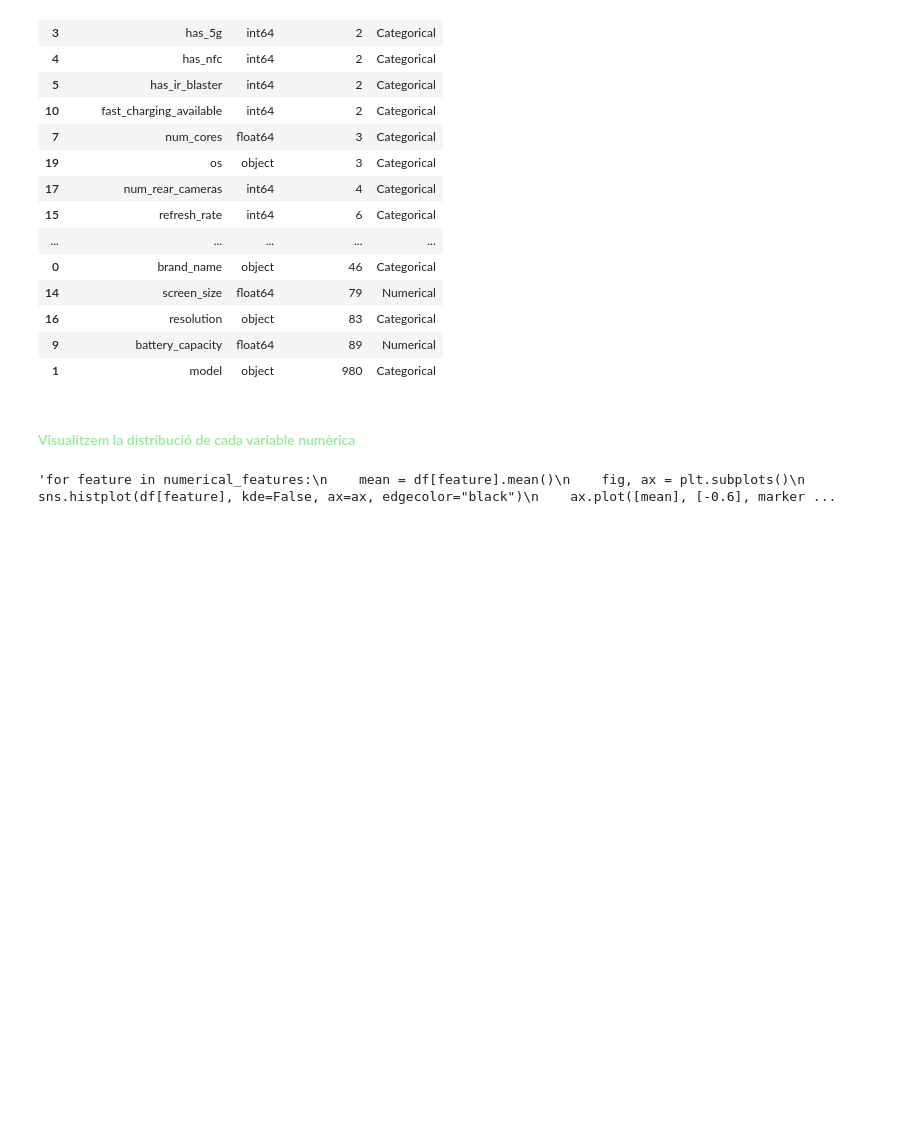
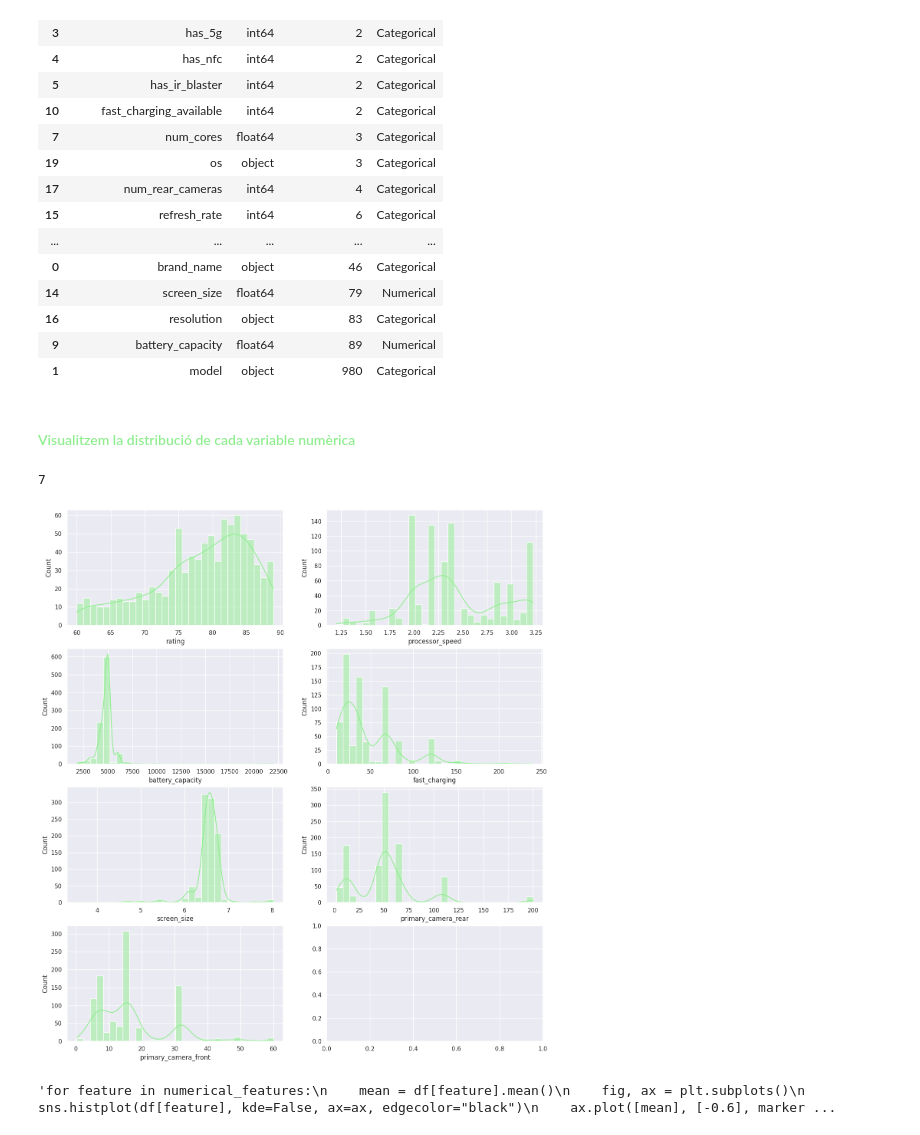
Before and after one commit to paupratAI/Multilayer_Perceptron, a Jupyter notebook: main.ipynb, the cells around one changed output. Cells and saved outputs as stored; diff of their text form; code cells hidden in the pictures; blank space fills up the shorter version.

Commit message:
histogrames i countplots

```diff
--- a/main.ipynb
+++ b/main.ipynb
@@ -152,6 +152,21 @@ categorical_features.remove('model')
 df.drop('model', axis=1, inplace=True)
 # %% [markdown]
 #### <span style="color:lightgreen"> Visualitzem la distribució de cada variable numèrica</span>
+# %%
+len(numerical_features)
+# %% [output]
+7
+# %%
+fig, axes = plt.subplots(4, 2, figsize = (16, 18))
+axes = axes.flatten()
+
+for i, ax in enumerate(axes):
+    if i == 7:
+        break
+    else:
+        sns.histplot(df[numerical_features[i]], bins = 30, color = 'lightgreen', edgecolor = 'white', kde = True, ax = ax)
+# %% [output]
+[figure, added]
 # %%
 '''for feature in numerical_features:
     mean = df[feature].mean()
```
Also changed, not shown: parts of 1 cell of this notebook.
